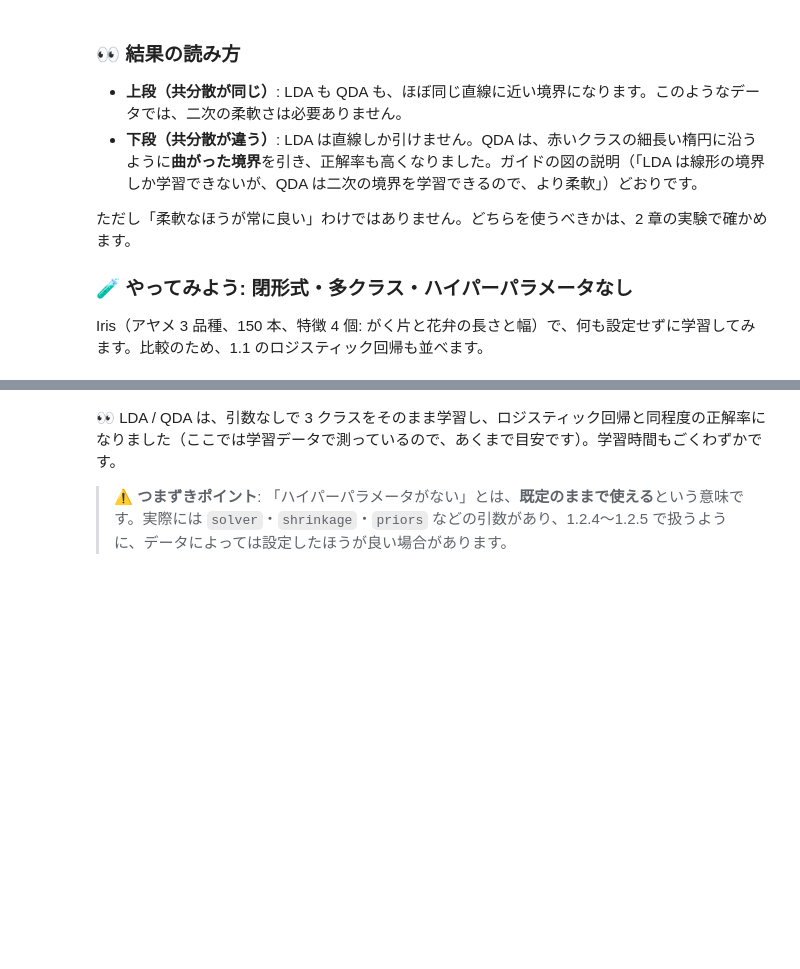
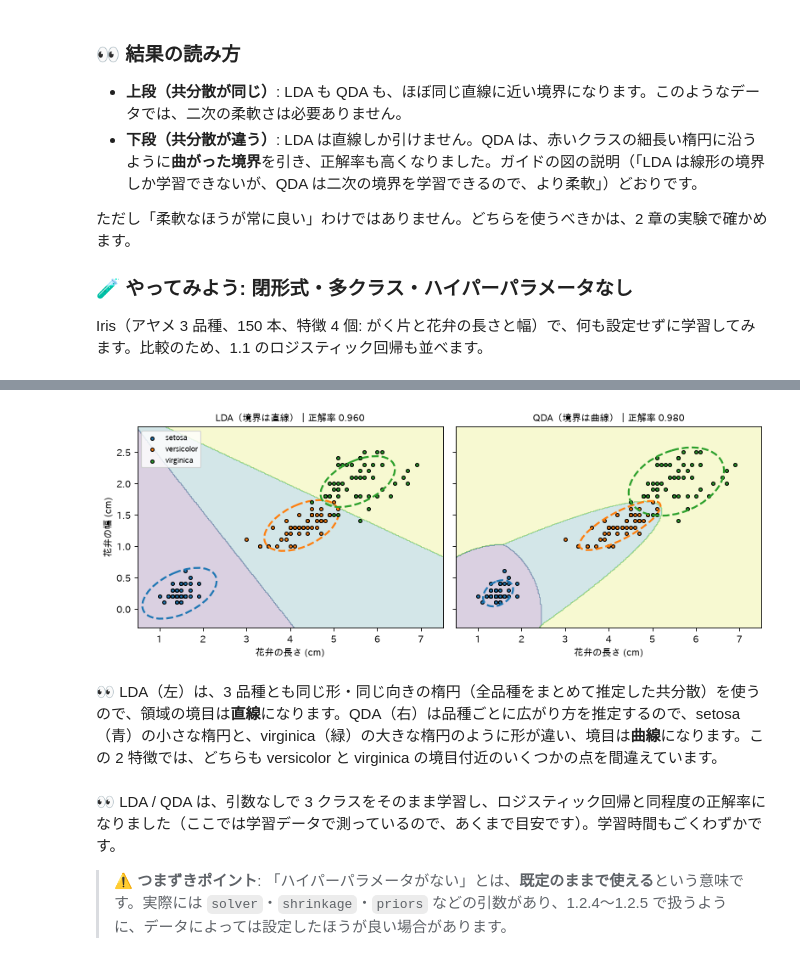
Before and after one commit to qsat/sandbox, a Jupyter notebook: study-sklearn/notebooks/01_supervised/02_lda_qda.ipynb, the cells around one changed output, grey strips where cells are left out. Cells and saved outputs as stored; diff of their text form; code cells hidden in the pictures; blank space fills up the shorter version.

```diff
--- a/study-sklearn/notebooks/01_supervised/02_lda_qda.ipynb
+++ b/study-sklearn/notebooks/01_supervised/02_lda_qda.ipynb
@@ -173,3 +179,22 @@ pd.DataFrame(rows).T
+# %%
+X2 = X[:, 2:4]
+xx, yy = np.meshgrid(np.linspace(0.5, 7.5, 300), np.linspace(-0.3, 2.9, 300))
+fig, axes = plt.subplots(1, 2, figsize=(10, 3.9), sharey=True)
+colors = ["tab:blue", "tab:orange", "tab:green"]
+for ax, (name, m) in zip(axes, [("LDA（境界は直線）", LDA(store_covariance=True)), ("QDA（境界は曲線）", QDA(store_covariance=True))]):
+    m.fit(X2, y)
+    ax.contourf(xx, yy, m.predict(np.c_[xx.ravel(), yy.ravel()]).reshape(xx.shape), alpha=0.2, cmap="viridis")
+    for k in range(3):
+        ax.scatter(X2[y == k, 0], X2[y == k, 1], s=12, c=colors[k], edgecolor="k", label=iris.target_names[k])
+        cov = m.covariance_ if name.startswith("LDA") else m.covariance_[k]
+        plot_cov_ellipse(ax, m.means_[k], cov, colors[k])
+    ax.set_title(f"{name}｜正解率 {m.score(X2, y):.3f}", fontsize=10); ax.set_xlabel("花弁の長さ (cm)")
+    ax.set_xlim(0.5, 7.5); ax.set_ylim(-0.3, 2.9); ax.grid(False)
+axes[0].set_ylabel("花弁の幅 (cm)"); axes[0].legend(fontsize=8, loc="upper left"); plt.tight_layout(); plt.show()
+# %% [output]
+[figure, added]
+# %% [markdown]
+👀 LDA（左）は、3 品種とも同じ形・同じ向きの楕円（全品種をまとめて推定した共分散）を使うので、領域の境目は**直線**になります。QDA（右）は品種ごとに広がり方を推定するので、setosa（青）の小さな楕円と、virginica（緑）の大きな楕円のように形が違い、境目は**曲線**になります。この 2 特徴では、どちらも versicolor と virginica の境目付近のいくつかの点を間違えています。
 # %% [markdown]
 👀 LDA / QDA は、引数なしで 3 クラスをそのまま学習し、ロジスティック回帰と同程度の正解率になりました（ここでは学習データで測っているので、あくまで目安です）。学習時間もごくわずかです。
 
```
Also changed, not shown: parts of 3 cells of this notebook, 1 other file.
